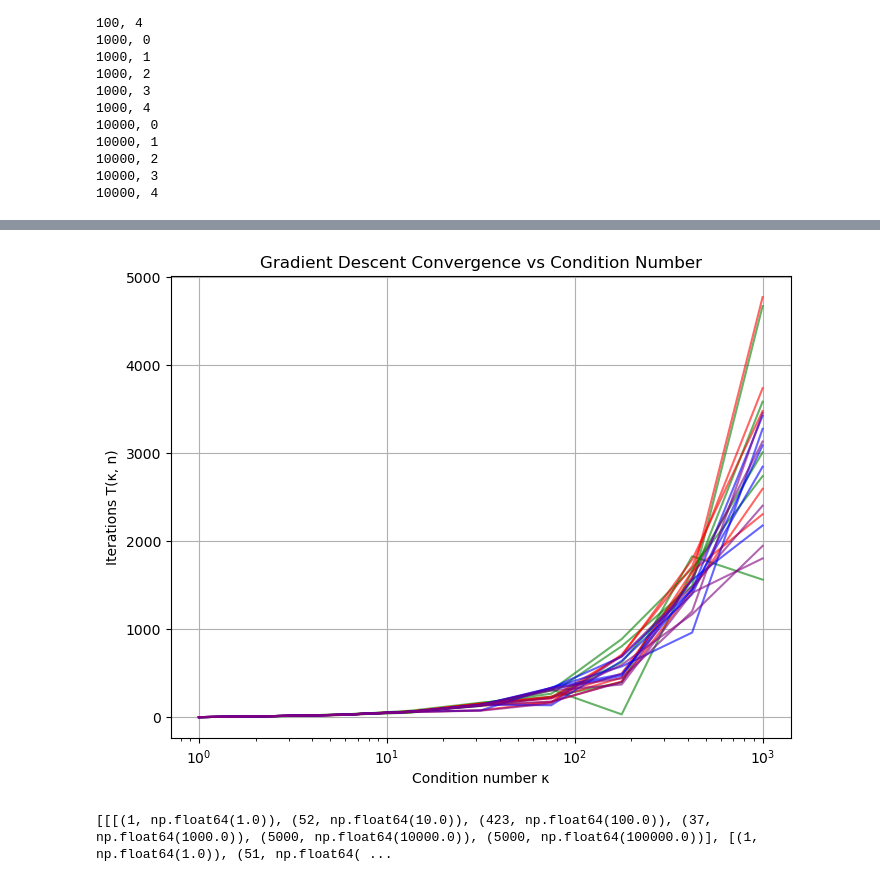
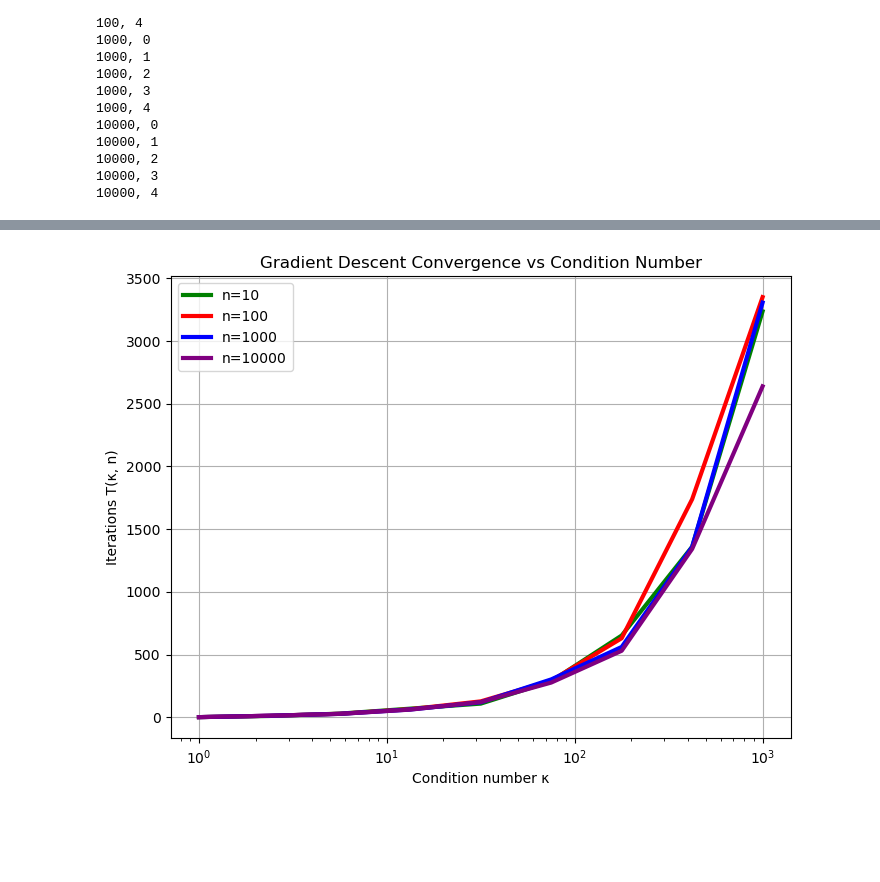
Before and after one commit to crustaceano/ExistanseOfNonExistentSubject, a Jupyter notebook: tasks/task_3.3.ipynb, the cells around one changed output, grey strips where cells are left out. Saved outputs shown, nothing was run; the diff lists cells and outputs as text; code cells hidden in the pictures; blank space fills up the shorter version.

```diff
--- a/tasks/task_3.3.ipynb
+++ b/tasks/task_3.3.ipynb
@@ -110,27 +108,27 @@ plt.show()
 # %%
-import matplotlib.pyplot as plt
-
 plt.figure(figsize=(8,6))
 
 for (color, n), runs in zip(global_test_cases, data):
 
+    all_iters = []
+
     for run in runs:
         ks = [k for _, k in run]
         iters = [t for t, _ in run]
+        all_iters.append(iters)
 
-        plt.semilogx(ks, iters, color=color, alpha=0.6)
-        plt.savefig(f"../figs/task3/all.png")
+    mean_iters = np.mean(all_iters, axis=0)
 
+    plt.semilogx(ks, mean_iters, color=color, linewidth=3, label=f"n={n}")
 
 plt.xlabel("Condition number κ")
 plt.ylabel("Iterations T(κ, n)")
 plt.title("Gradient Descent Convergence vs Condition Number")
 
 plt.grid(True)
+plt.legend()
+
+plt.savefig("../figs/task3/all.png")
 plt.show()
 # %% [output]
-[figure, old version]
+[figure, new version]
-# %%
-print(data)
-# %% [output]
-[[[(1, np.float64(1.0)), (52, np.float64(10.0)), (423, np.float64(100.0)), (37, np.float64(1000.0)), (5000, np.float64(10000.0)), (5000, np.float64(100000.0))], [(1, np.float64(1.0)), (51, np.float64( ...
```
Also changed, not shown: parts of 3 cells of this notebook, 3 other files.
